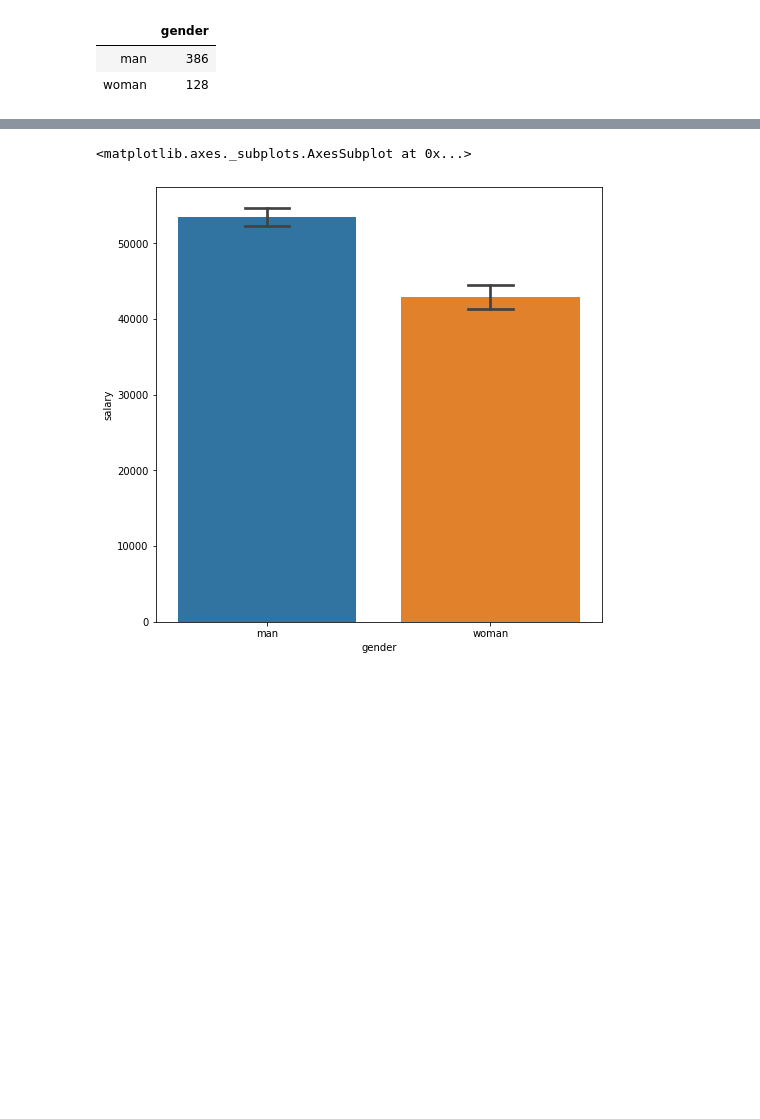
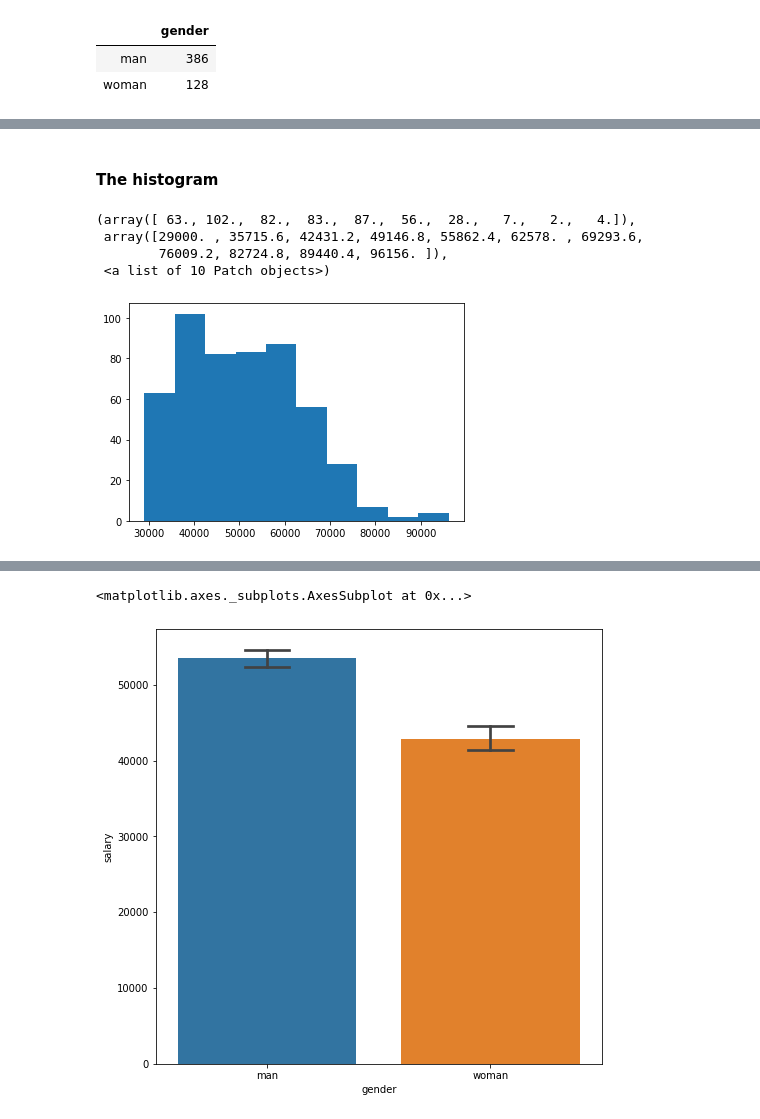
Before and after one commit to LeboSeribe/Salaries, a Jupyter notebook: predicting_salaries.ipynb, the cells around one changed output, grey strips where cells are left out. Drawn from its saved outputs; the diff is of its cells as text; code cells hidden in the pictures; blank space fills up the shorter version.

```diff
--- a/predicting_salaries.ipynb
+++ b/predicting_salaries.ipynb
@@ -118,2 +134,12 @@ There are other peaks as well.
 A distribution is positively skewed.The salaries fall toward the lower
 side of the scale and there are very few higher salaries.*
+# %% [markdown]
+#### The histogram
+# %%
+plt.hist(salaries_data.salary)
+# %% [output]
+(array([ 63., 102.,  82.,  83.,  87.,  56.,  28.,   7.,   2.,   4.]),
+ array([29000. , 35715.6, 42431.2, 49146.8, 55862.4, 62578. , 69293.6,
+        76009.2, 82724.8, 89440.4, 96156. ]),
+ <a list of 10 Patch objects>)
+[figure, added]
```
Also changed, not shown: parts of 21 cells of this notebook.
